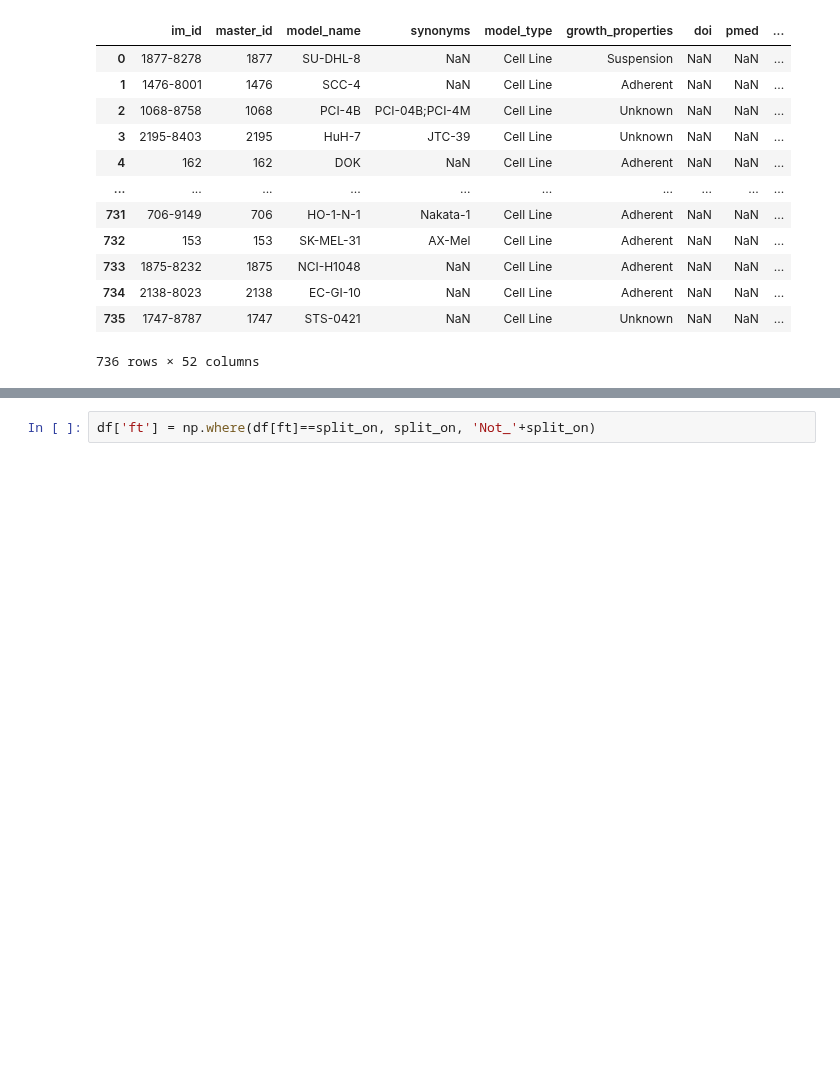
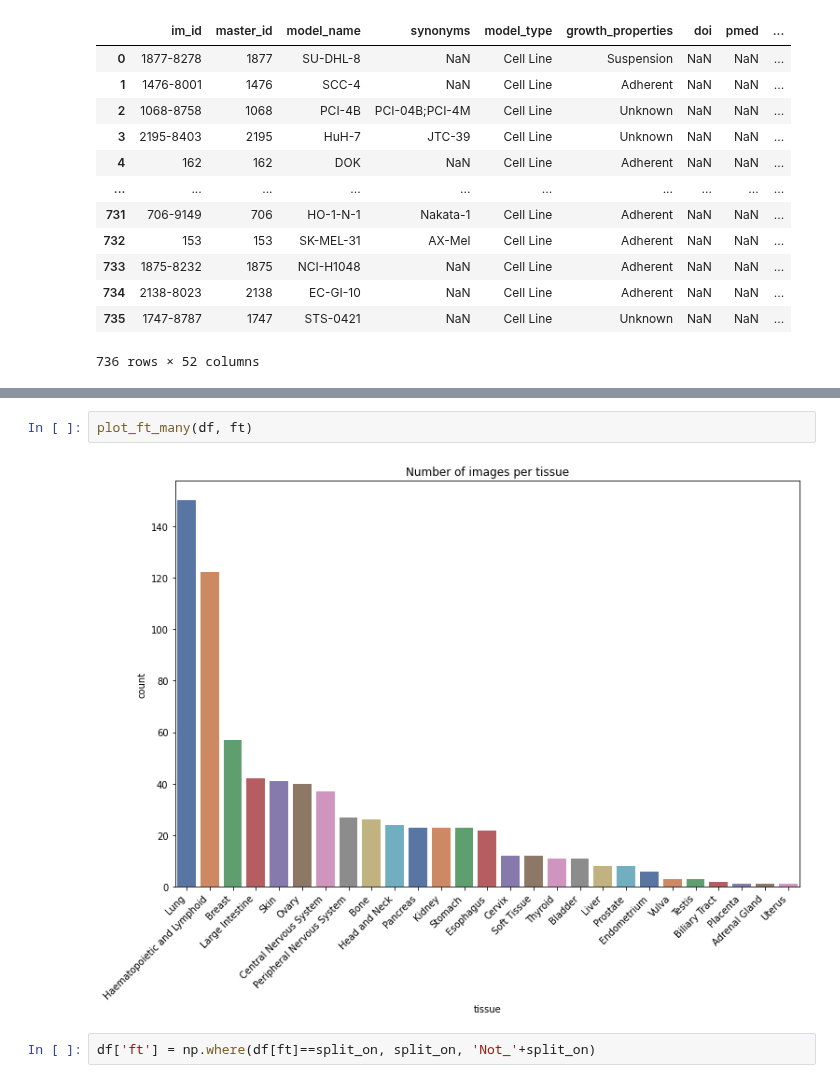
Before and after one commit to apollo994/CMP_, a Jupyter notebook: notebooks/get_table_for_pipeline.ipynb, the cells around one changed output, grey strips where cells are left out. Saved outputs shown, nothing was run; the diff lists cells and outputs as text; blank space fills up the shorter version.

```diff
--- a/notebooks/get_table_for_pipeline.ipynb
+++ b/notebooks/get_table_for_pipeline.ipynb
@@ -31,3 +69,7 @@ df
+# %%
+plot_ft_many(df, ft)
+# %% [output]
+[figure, added]
 # %%
 df['ft'] = np.where(df[ft]==split_on, split_on, 'Not_'+split_on)
 # %%
```
Also changed, not shown: parts of 19 cells of this notebook, 1 other file.
